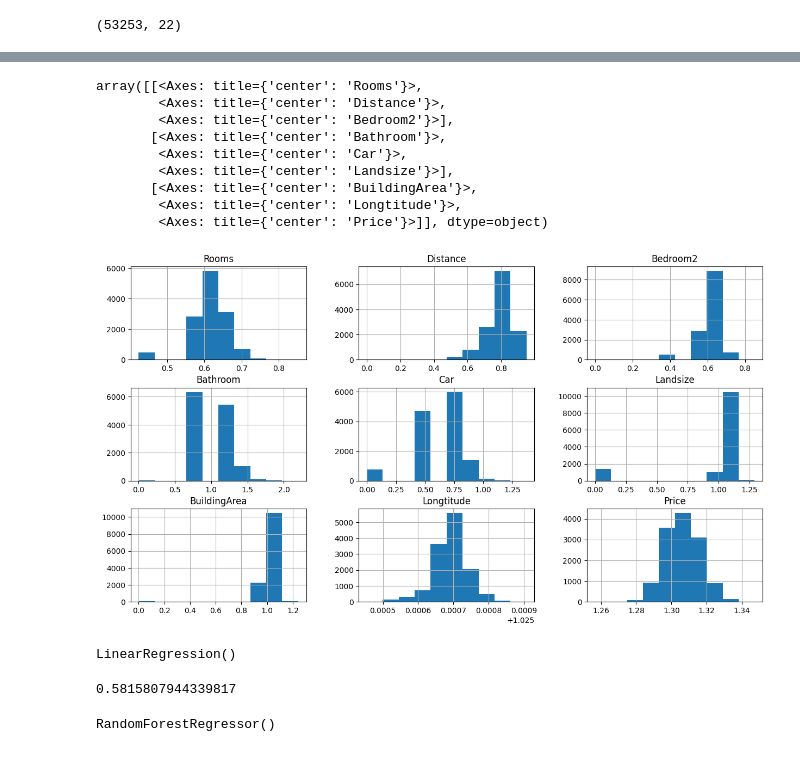
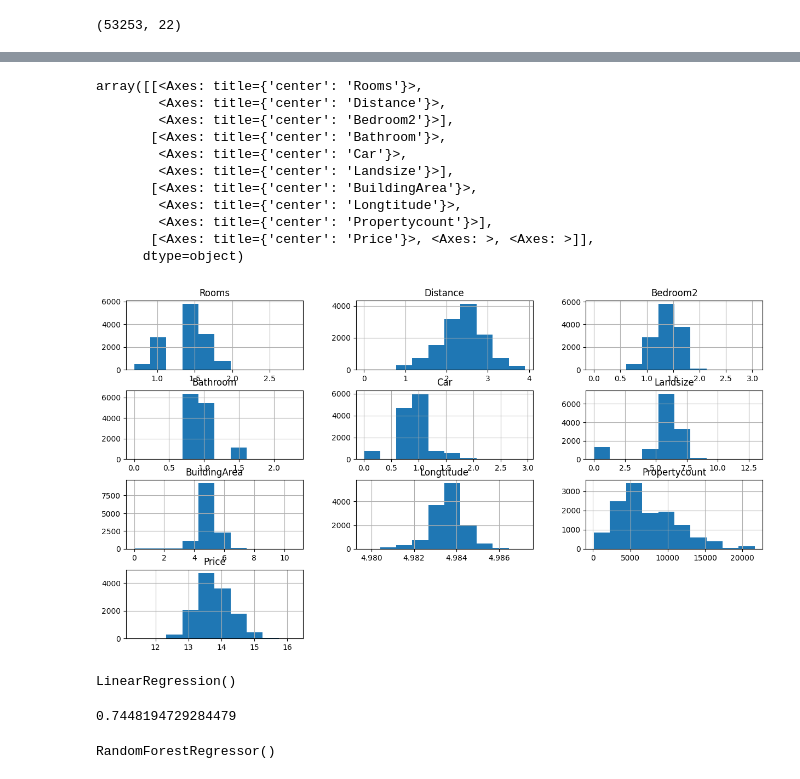
Before and after one commit to Thomaspeacock-studio/HousingPriceMachineLearningModel, a Jupyter notebook: main.ipynb, the cells around one changed output, grey strips where cells are left out. Cells and saved outputs as stored; diff of their text form; code cells hidden in the pictures.

```diff
--- a/main.ipynb
+++ b/main.ipynb
@@ -38,7 +35,7 @@ Merged_Data.shape
 #Dropping irrellevant columns that we think dont correlate to price.
 #We are doing this now to hopefully thing down the amount of potential NaN values in our dataset which we will remove in the next step.
 # Also we will drop any duplicates. This narrows our dataset to 33K values.
-Data = Merged_Data.drop(["Date","Lattitude", "Suburb", "KeyID","Address", "Method", "SellerG","Postcode", "CouncilArea", "YearBuilt", "Propertycount"], axis = 1)
+Data = Merged_Data.drop(["Date","Lattitude", "Suburb", "KeyID","Address", "Method", "SellerG","Postcode", "CouncilArea", "YearBuilt"], axis = 1)
 Data.drop_duplicates(inplace = True)
 Data
 # %% [output]
@@ -148,7 +148,7 @@ Y = Cleaned_data['Price']
 X_train, X_test, Y_train, Y_test = train_test_split(X,Y,test_size=0.2)
 # %%
 #Joining the training data back together.
-train_data = X_train.join(Y_train)
+training_data = X_train.join(Y_train)
 # %%
 #Lets look at how different variables correlate to price. Seaborn heatmap is a great way to view this.
 plt.figure(figsize = (15,8))
@@ -175,28 +177,30 @@ array([[<Axes: title={'center': 'Rooms'}>,
 # %%
 #Normalising data using logirithms.
-train_data['Rooms'] = np.log (train_data['Rooms']+1)
-train_data['Distance'] = np.log (train_data['Distance']+1)
-train_data['Price'] = np.log (train_data['Price']+1)
-train_data['Bedroom2'] = np.log (train_data['Bedroom2']+1)
-train_data['Landsize'] = np.log (train_data['Landsize']+1)
-train_data['BuildingArea'] = np.log (train_data['BuildingArea']+1)
-train_data['Longtitude'] = np.log (train_data['Longtitude']+1)
-train_data['Car'] = np.log (train_data['Car']+1)
-train_data['Bathroom'] = np.log (train_data['Bathroom']+1)
+training_data['Rooms'] = np.log (training_data['Rooms']+1)
+training_data['Distance'] = np.log (training_data['Distance']+1)
+training_data['Price'] = np.log (training_data['Price']+1)
+training_data['Bedroom2'] = np.log (training_data['Bedroom2']+1)
+training_data['Landsize'] = np.log (training_data['Landsize']+1)
+training_data['BuildingArea'] = np.log (training_data['BuildingArea']+1)
+training_data['Longtitude'] = np.log (training_data['Longtitude']+1)
+training_data['Car'] = np.log (training_data['Car']+1)
+training_data['Bathroom'] = np.log (training_data['Bathroom']+1)
 # %%
 #Showing data after normalising with logarithms.
-train_data.hist(figsize=(15,8))
+training_data.hist(figsize=(15,8))
 # %% [output]
 array([[<Axes: title={'center': 'Rooms'}>,
         <Axes: title={'center': 'Distance'}>,
         <Axes: title={'center': 'Bedroom2'}>],
        [<Axes: title={'center': 'Bathroom'}>,
         <Axes: title={'center': 'Car'}>,
         <Axes: title={'center': 'Landsize'}>],
        [<Axes: title={'center': 'BuildingArea'}>,
         <Axes: title={'center': 'Longtitude'}>,
-        <Axes: title={'center': 'Price'}>]], dtype=object)
+        <Axes: title={'center': 'Propertycount'}>],
+       [<Axes: title={'center': 'Price'}>, <Axes: >, <Axes: >]],
+      dtype=object)
-[figure, old version]
+[figure, new version]
 # %%
 #Simple Linear Regression model, scaling our training data too. Then lastly fitting training data to line.
 from sklearn.linear_model import LinearRegression
@@ -222,10 +226,11 @@ test_data['Car'] = np.log (test_data['Car']+1)
 test_data['Bathroom'] = np.log (test_data['Bathroom']+1)
 # %%
 X_test_s = scaler.transform(X_test)
-# %%
-reg.score(X_test_s,Y_test)
-# %% [output]
-0.5815807944339817
+# %%
+#Testing performance of the model. Firestly evaluating teh r^2 value.
+regression_model.score(X_test_s,Y_test)
+# %% [output]
+0.7448194729284479
 # %%
 from sklearn.ensemble import RandomForestRegressor
 
```
Also changed, not shown: parts of 11 cells of this notebook, 2 other files.
